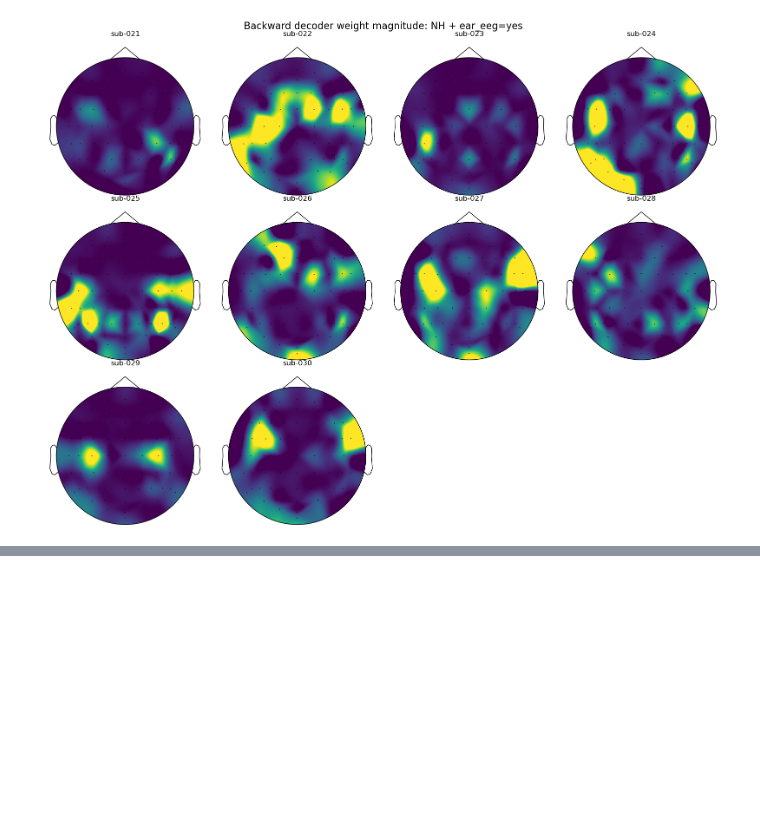
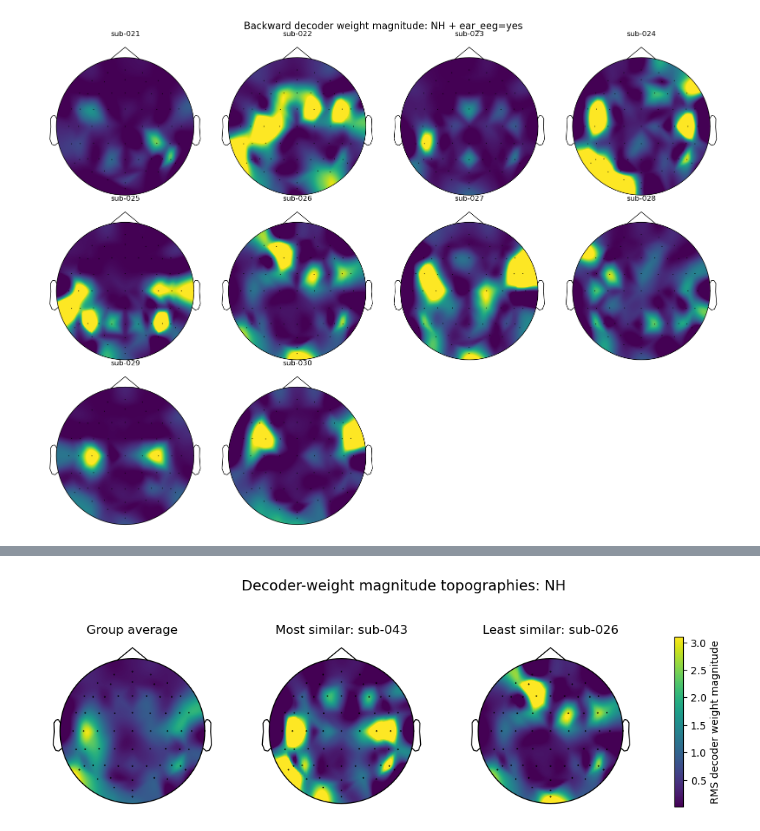
Before and after one commit to FionaWennberg/AAD_Fagprojekt_v2, a Jupyter notebook: statistics1/statistics.ipynb, the cells around one changed output, grey strips where cells are left out. Cells and saved outputs as stored; diff of their text form; code cells hidden in the pictures; blank space fills up the shorter version.

```diff
--- a/statistics1/statistics.ipynb
+++ b/statistics1/statistics.ipynb
@@ -380,0 +693,40 @@ NameError: name 'load_group_maps' is not defined
+# %%
+# -----------------------------
+# 10. Plot group average, most similar, and least similar subject
+# -----------------------------
+
+maps_to_plot = {
+    "Group average": group_average,
+    f"Most similar: {most_similar_subject}": subject_maps[most_similar_subject],
+    f"Least similar: {least_similar_subject}": subject_maps[least_similar_subject],
+}
+
+fig, axes = plt.subplots(1, 3, figsize=(13, 4))
+
+for ax, (title, values) in zip(axes, maps_to_plot.items()):
+    im, _ = mne.viz.plot_topomap(
+        values,
+        info,
+        axes=ax,
+        show=False,
+        contours=0,
+        cmap="viridis",
+        vlim=(vmin, vmax)
+    )
+    ax.set_title(title)
+
+fig.suptitle(
+    f"Decoder-weight magnitude topographies: {wanted_hearing_status.upper()}",
+    fontsize=14
+)
+
+fig.colorbar(
+    im,
+    ax=axes.tolist(),
+    shrink=0.75,
+    label="RMS decoder weight magnitude"
+)
+
+plt.show()
+# %% [output]
+[figure, added]
```
Also changed, not shown: parts of 7 cells of this notebook, 5 other files.
